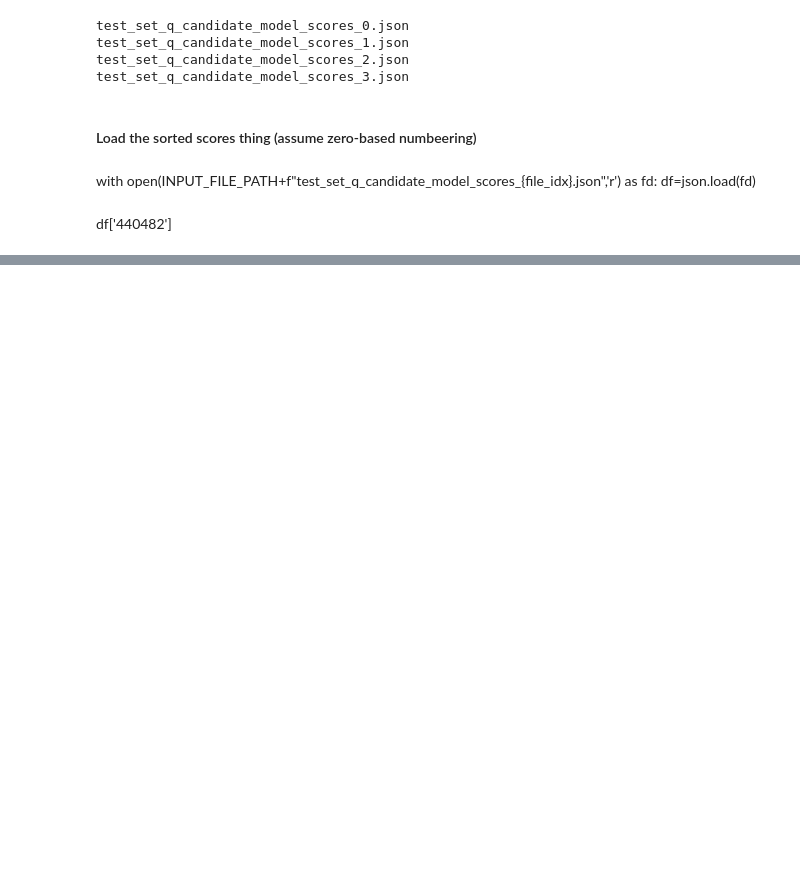
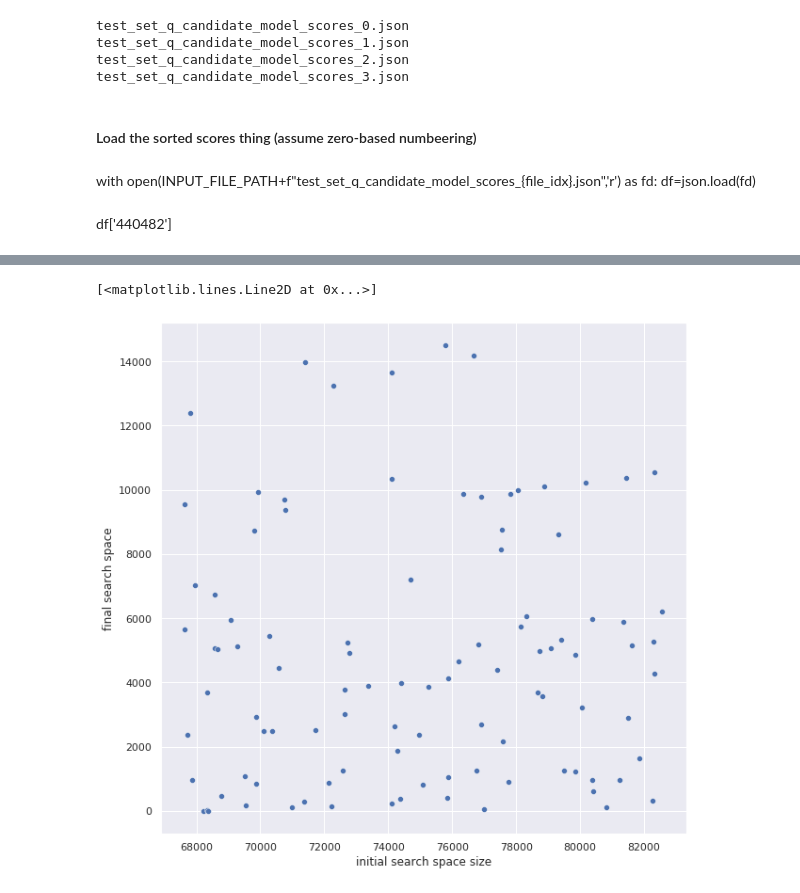
Before and after one commit to anmolagarwal999/Multi-Factor-Duplicate-Question-Detection-in-Stack-Overflow, a Jupyter notebook: tinker_analyze_results.ipynb, the cells around one changed output, grey strips where cells are left out. Saved outputs shown, nothing was run; the diff lists cells and outputs as text; code cells hidden in the pictures; blank space fills up the shorter version.

```diff
--- a/tinker_analyze_results.ipynb
+++ b/tinker_analyze_results.ipynb
@@ -178,0 +181,18 @@ FOund accuracy is  0.53
+# %%
+lb_file_idx=0
+ub_file_idx=3
+curr_smai_q_id=-1
+x_c=[]
+y_c=[]
+# go through all files
+for curr_file_id in range(lb_file_idx, ub_file_idx+1):
+    with open(INPUT_FILE_PATH+f"test_set_q_candidate_model_scores_{curr_file_id}.json",'r') as fd:
+        df=json.load(fd)
+    print("file opened with id ", curr_file_id)
+
+    # go through each question for whom we want a duplicate
+    for curr_dup_q, curr_val in df.items():
+        curr_smai_q_id+=1
+
+        x_c.append(curr_val['init_sss'])
+        y_c.append(curr_val['final_sss'])
@@ -178,0 +228,8 @@ FOund accuracy is  0.53
+# %%
+df=pd.DataFrame({"initial search space size":x_c, "final search space":y_c,"dups":x_c})
+# %%
+sns.set(rc={'figure.figsize':(10,10)})
+sns.scatterplot(data=df, x="initial search space size", y="final search space")
+# %% [output]
+[<matplotlib.lines.Line2D at 0x...>]
+[figure, added]
```
Also changed, not shown: parts of 11 cells of this notebook, 3 other files.
